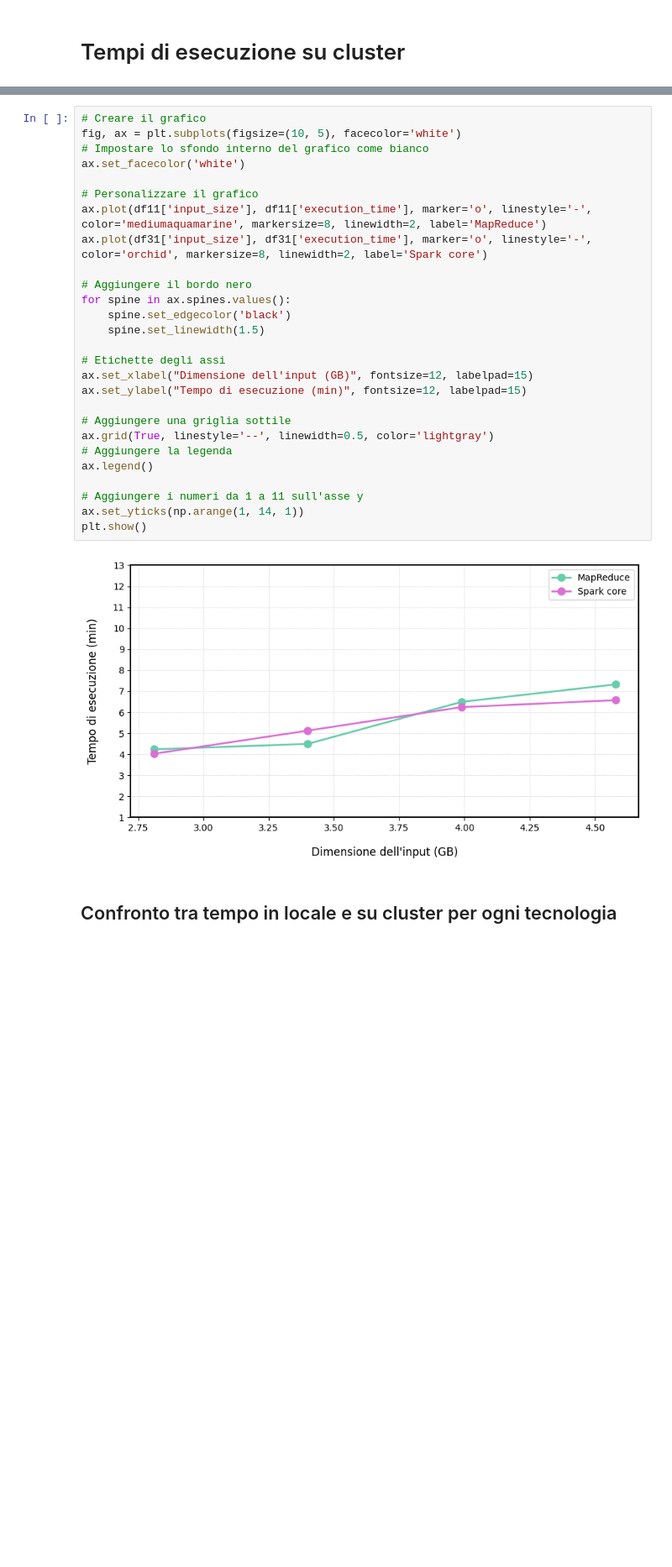
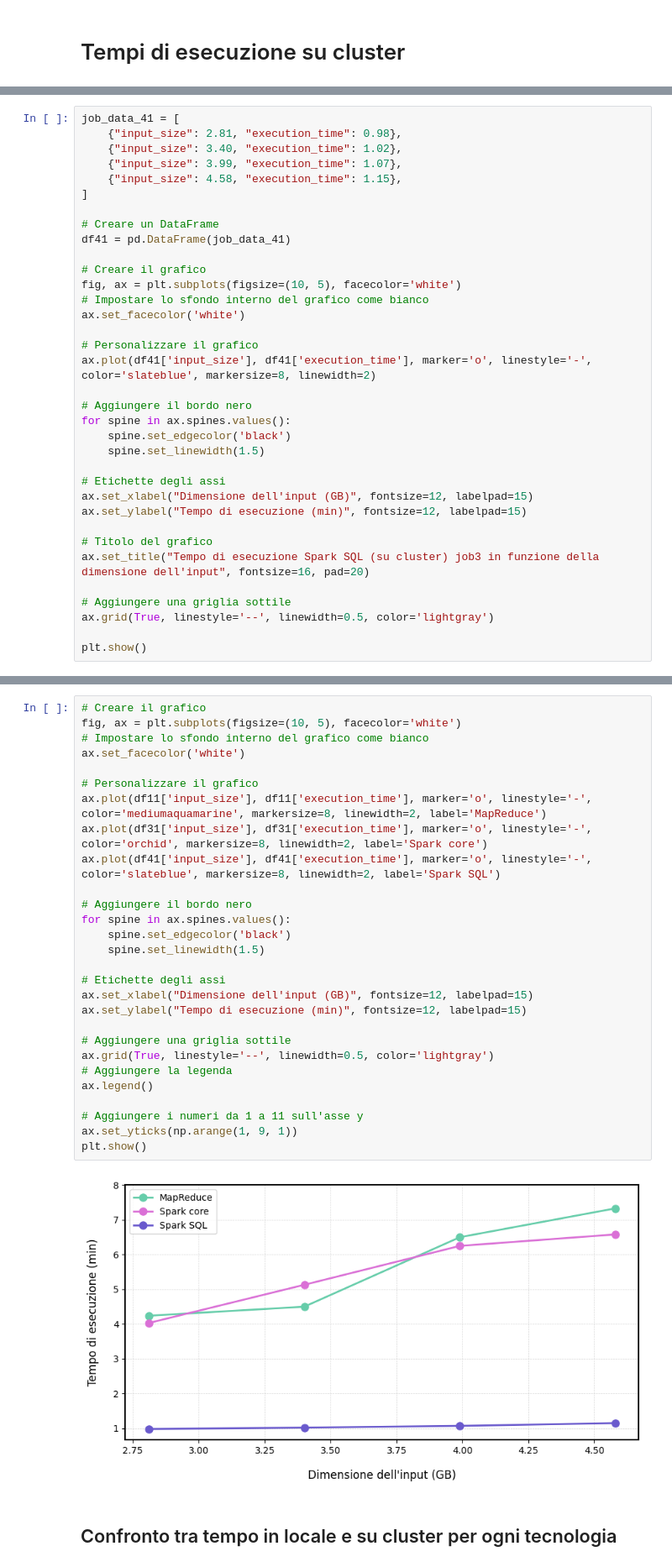
Before and after one commit to elisacatena/BigDataApplications, a Jupyter notebook: execution_times_job3.ipynb, the cells around one changed output, grey strips where cells are left out. Shown at 84% size. Saved outputs shown, nothing was run; the diff lists cells and outputs as text; blank space fills up the shorter version.

```diff
--- a/execution_times_job3.ipynb
+++ b/execution_times_job3.ipynb
@@ -182,3 +220,38 @@ ax.grid(True, linestyle='--', linewidth=0.5, color='lightgray')
 plt.show()
 # %% [output]
 [figure]
+# %%
+job_data_41 = [
+    {"input_size": 2.81, "execution_time": 0.98},
+    {"input_size": 3.40, "execution_time": 1.02},
+    {"input_size": 3.99, "execution_time": 1.07},
+    {"input_size": 4.58, "execution_time": 1.15},
+]
+
+# Creare un DataFrame
+df41 = pd.DataFrame(job_data_41)
+
+# Creare il grafico
+fig, ax = plt.subplots(figsize=(10, 5), facecolor='white')
+# Impostare lo sfondo interno del grafico come bianco
+ax.set_facecolor('white')
+
+# Personalizzare il grafico
+ax.plot(df41['input_size'], df41['execution_time'], marker='o', linestyle='-', color='slateblue', markersize=8, linewidth=2)
+
+# Aggiungere il bordo nero
+for spine in ax.spines.values():
+    spine.set_edgecolor('black')
+    spine.set_linewidth(1.5)
+
+# Etichette degli assi
+ax.set_xlabel("Dimensione dell'input (GB)", fontsize=12, labelpad=15)
+ax.set_ylabel("Tempo di esecuzione (min)", fontsize=12, labelpad=15)
+
+# Titolo del grafico
+ax.set_title("Tempo di esecuzione Spark SQL (su cluster) job3 in funzione della dimensione dell'input", fontsize=16, pad=20)
+
+# Aggiungere una griglia sottile
+ax.grid(True, linestyle='--', linewidth=0.5, color='lightgray')
+
+plt.show()
@@ -185,32 +260,33 @@ plt.show()
 # %%
 # Creare il grafico
 fig, ax = plt.subplots(figsize=(10, 5), facecolor='white')
 # Impostare lo sfondo interno del grafico come bianco
 ax.set_facecolor('white')
 
 # Personalizzare il grafico
 ax.plot(df11['input_size'], df11['execution_time'], marker='o', linestyle='-', color='mediumaquamarine', markersize=8, linewidth=2, label='MapReduce')
 ax.plot(df31['input_size'], df31['execution_time'], marker='o', linestyle='-', color='orchid', markersize=8, linewidth=2, label='Spark core')
+ax.plot(df41['input_size'], df41['execution_time'], marker='o', linestyle='-', color='slateblue', markersize=8, linewidth=2, label='Spark SQL')
 
 # Aggiungere il bordo nero
 for spine in ax.spines.values():
     spine.set_edgecolor('black')
     spine.set_linewidth(1.5)
 
 # Etichette degli assi
 ax.set_xlabel("Dimensione dell'input (GB)", fontsize=12, labelpad=15)
 ax.set_ylabel("Tempo di esecuzione (min)", fontsize=12, labelpad=15)
 
 # Aggiungere una griglia sottile
 ax.grid(True, linestyle='--', linewidth=0.5, color='lightgray')
 # Aggiungere la legenda
 ax.legend()
 
 # Aggiungere i numeri da 1 a 11 sull'asse y
-ax.set_yticks(np.arange(1, 14, 1))
+ax.set_yticks(np.arange(1, 9, 1))
 plt.show()
 # %% [output]
-[figure, old version]
+[figure, new version]
 # %% [markdown]
 ## Confronto tra tempo in locale e su cluster per ogni tecnologia
 # %%
```
Also changed, not shown: parts of 4 cells of this notebook.
